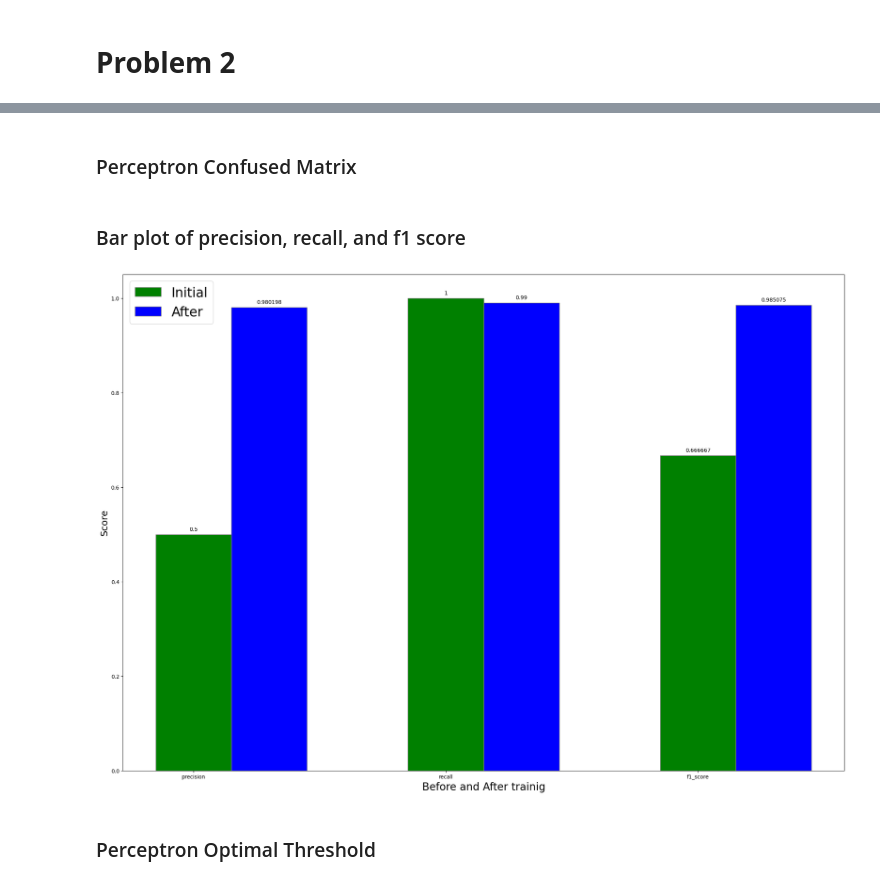
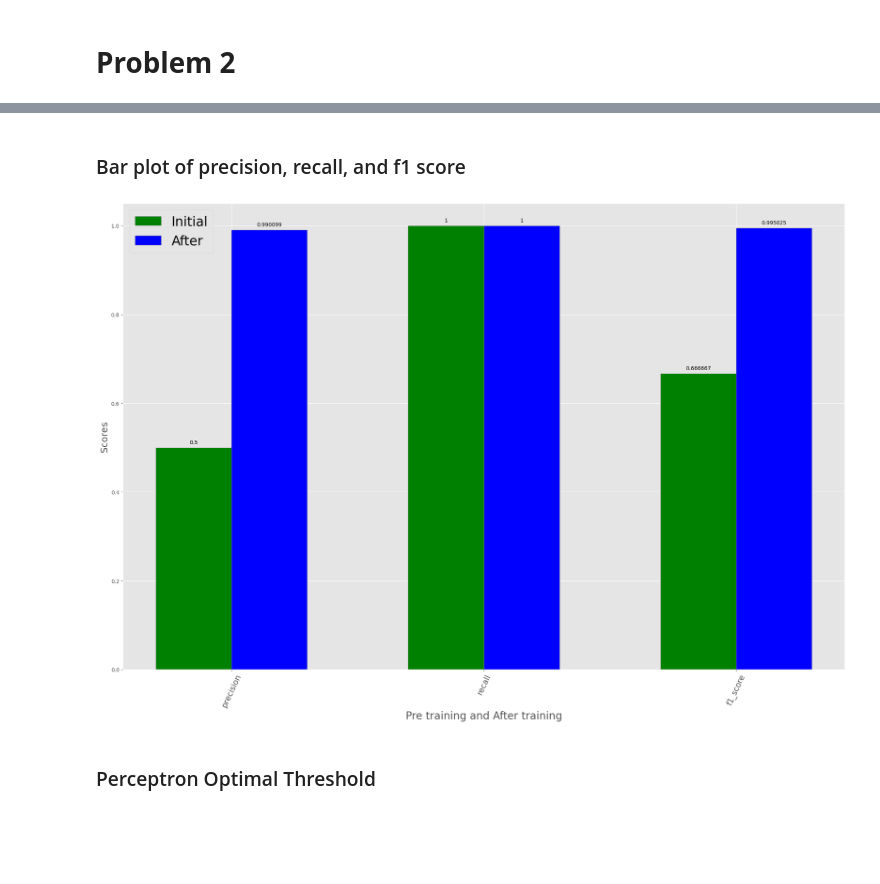
Before and after one commit to jacklvd/intelligent_sys, a Jupyter notebook: HW2/code/mnist.ipynb, the cells around one changed output, grey strips where cells are left out. Saved outputs shown, nothing was run; the diff lists cells and outputs as text; code cells hidden in the pictures; blank space fills up the shorter version.

```diff
--- a/HW2/code/mnist.ipynb
+++ b/HW2/code/mnist.ipynb
@@ -284,14 +312,0 @@ def perceptron():
-# %%
-values = perceptron()
-fig, ax = plt.subplots(1, 1, sharex=True, figsize=(24, 14))
-graph_labels = ['training error', 'test error']
-
-count = 0
-for i in values:
-    if count == 2: break
-    plt.plot(np.linspace(0, 1, 100), i, label=graph_labels[count])
-    count += 1
-plt.legend(prop={'size': 20})
-plt.xlabel('Theta', fontsize=18)
-plt.savefig('../assets/figure4.png')
-plt.show()
@@ -300,14 +313,11 @@ plt.show()
-# %% [markdown]
-### Perceptron Confused Matrix
 # %%
 def perceptron_conf(weight):
     precision, recall, f1_score, true_pos, false_pos, confuse_value = 0, 0, 0, 0, 0, []
-    # for i in range(40): # theta is 40
     tp, tn, fp, fn = 0, 0, 0, 0
     for j, iput in enumerate(test_ds):
         y_label = iput[784]
-        value_input = np.dot(np.transpose(iput[0:784]), weight) + values[4][-1]
-        y_value = activation(value_input)
+        value_input = np.dot(np.transpose(iput[0:784]), weight) + values[4][-1] # bias
+        y_value = 1 if value_input > 0 else 0
         if y_value == 1:
             if y_label == 1:
                 tp += 1
@@ -336,39 +346,35 @@ def perceptron_conf(weight):
 ### Bar plot of precision, recall, and f1 score
 # %%
 evaluation_data = [perceptron_conf(values[3]), perceptron_conf(values[2])]
-# print(evaluation_data[0][0:3])
+plt.style.use('ggplot')
 
+
+# Set position of bar on X axis
 bar_width = 0.3
 labels = ['precision', 'recall', 'f1_score']
 fig, ax = plt.subplots(figsize =(20, 14))
-# Set position of bar on X axis
-# fig, ax = plt.subplots()
 x = np.arange(len(labels))
-# Set position of bar on X axis
-br1 = np.arange(len(labels))
-br2 = [x + bar_width for x in br1]
+
 
 # Make the plot
-rects1 = plt.bar(br1, evaluation_data[0][0:3], color ='g', width = bar_width,
-        edgecolor ='grey', label ='Initial')
-rects2 = plt.bar(br2, evaluation_data[1][0:3], color ='b', width = bar_width,
-        edgecolor ='grey', label ='After')
+rects1 = plt.bar(x - bar_width/2, evaluation_data[0][0:3], color ='g', width = bar_width,
+        edgecolor ='grey', label ='Initial', align='center')
+rects2 = plt.bar(x + bar_width/2, evaluation_data[1][0:3], color ='b', width = bar_width,
+        edgecolor ='grey', label ='After', align='center')
 
-# Add some text for labels, title and custom x-axis tick labels, etc.
-# ax.set_ylabel('Scores')
-# ax.set_title('Scores by group and gender')
 ax.set_xticks(x, labels)
 ax.legend(loc='best', fontsize=25)
-
 ax.bar_label(rects1, padding=5)
 ax.bar_label(rects2, padding=5)
-plt.ylabel('Score', fontsize=18)
-plt.xlabel('Before and After trainig', fontsize=20)
+ax.tick_params(axis='x', labelrotation=65)
+plt.xticks(fontsize=15)
+plt.ylabel('Scores', fontsize=18)
+plt.xlabel('Pre training and After training', fontsize=20)
 fig.tight_layout()
 fig.savefig('../assets/figure5.png')
 plt.show()
 # %% [output]
-[figure, old version]
+[figure, new version]
 # %% [markdown]
 ### Perceptron Optimal Threshold
 # %%
```
Also changed, not shown: parts of 22 cells of this notebook, 9 other files.
